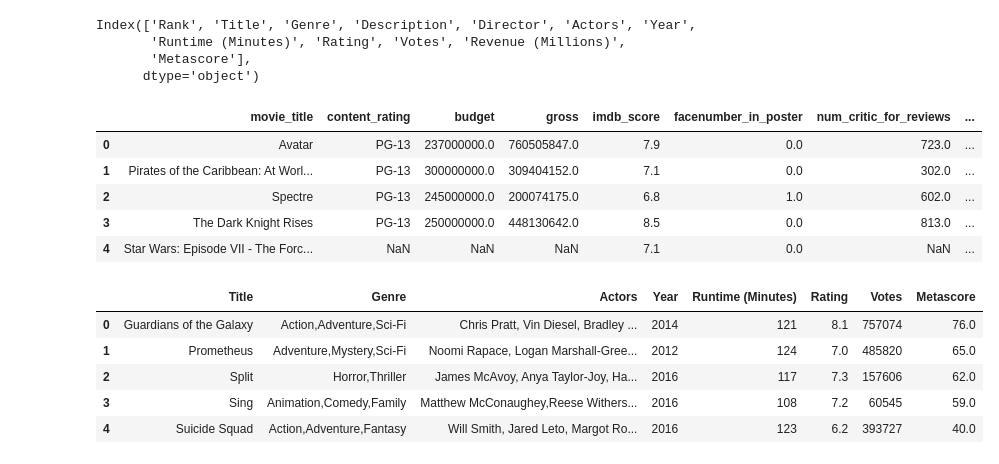
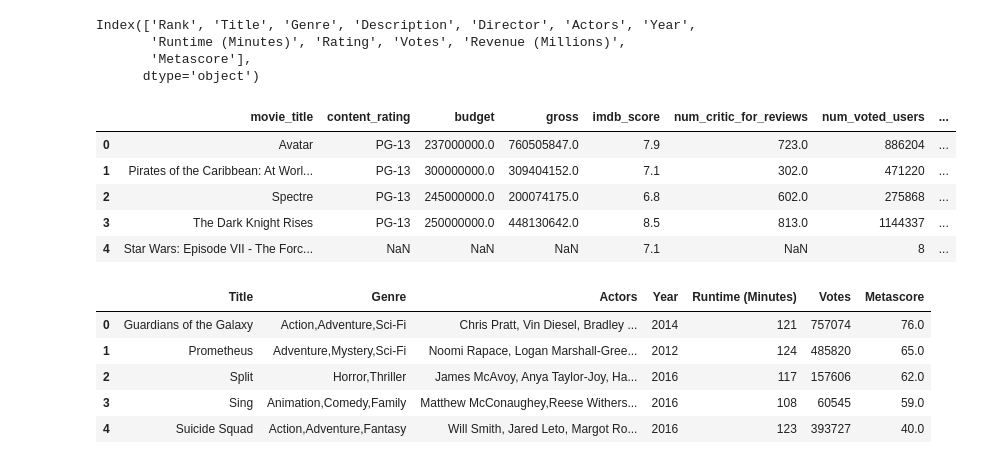
Before and after one commit to LSceleste/Movie-Data-Project, a Jupyter notebook: cleaned_copy_luiz.ipynb, the cells around one changed output. Drawn from its saved outputs; the diff is of its cells as text; code cells hidden in the pictures.

Commit message:
removed "rating" column(duplicate column)

```diff
--- a/cleaned_copy_luiz.ipynb
+++ b/cleaned_copy_luiz.ipynb
@@ -50,33 +50,32 @@ Index(['Rank', 'Title', 'Genre', 'Description', 'Director', 'Actors', 'Year',
       dtype='object')
 # %%
 #Setting order of columns in a cleaner way and dropping unnecessary columns from movie_data_5000:
-new_movie_df = movie_data_df[['movie_title', 'content_rating', 'budget', 'gross', 'imdb_score', 'facenumber_in_poster',
+new_movie_df = movie_data_df[['movie_title', 'content_rating', 'budget', 'gross', 'imdb_score',
                               'num_critic_for_reviews', 'num_voted_users', 'num_user_for_reviews', 'movie_facebook_likes',
                               'cast_total_facebook_likes', 'actor_1_facebook_likes', 'actor_2_facebook_likes',
                               'actor_3_facebook_likes', 'director_facebook_likes']].copy()
 new_movie_df.head()
 # %% [output]
-|  | movie_title | content_rating | budget | gross | imdb_score | facenumber_in_poster | num_critic_for_reviews | ... |
-| 0 | Avatar | PG-13 | 237000000.0 | 760505847.0 | 7.9 | 0.0 | 723.0 | ... |
-| 1 | Pirates of the Caribbean: At Worl... | PG-13 | 300000000.0 | 309404152.0 | 7.1 | 0.0 | 302.0 | ... |
-| 2 | Spectre | PG-13 | 245000000.0 | 200074175.0 | 6.8 | 1.0 | 602.0 | ... |
-| 3 | The Dark Knight Rises | PG-13 | 250000000.0 | 448130642.0 | 8.5 | 0.0 | 813.0 | ... |
-| 4 | Star Wars: Episode VII - The Forc... | NaN | NaN | NaN | 7.1 | 0.0 | NaN | ... |
+|  | movie_title | content_rating | budget | gross | imdb_score | num_critic_for_reviews | num_voted_users | ... |
+| 0 | Avatar | PG-13 | 237000000.0 | 760505847.0 | 7.9 | 723.0 | 886204 | ... |
+| 1 | Pirates of the Caribbean: At Worl... | PG-13 | 300000000.0 | 309404152.0 | 7.1 | 302.0 | 471220 | ... |
+| 2 | Spectre | PG-13 | 245000000.0 | 200074175.0 | 6.8 | 602.0 | 275868 | ... |
+| 3 | The Dark Knight Rises | PG-13 | 250000000.0 | 448130642.0 | 8.5 | 813.0 | 1144337 | ... |
+| 4 | Star Wars: Episode VII - The Forc... | NaN | NaN | NaN | 7.1 | NaN | 8 | ... |
 # %%
 new_movie_df = new_movie_df.apply(lambda x: x.str.strip() if x.dtype == "object" else x)
 # %%
 new_movie_df = new_movie_df.rename(columns = {'movie_title':'title'})
 # %%
 #Setting order of columns in a cleaner way and dropping unnecessary columns from movie_data_1000:
-new_movie_df2 = movie_data_df2[['Title', 'Genre', 'Actors', 'Year', 'Runtime (Minutes)',
-                                'Rating', 'Votes','Metascore']].copy()
+new_movie_df2 = movie_data_df2[['Title', 'Genre', 'Actors', 'Year', 'Runtime (Minutes)', 'Votes','Metascore']].copy()
 new_movie_df2.head()
 # %% [output]
-|  | Title | Genre | Actors | Year | Runtime (Minutes) | Rating | Votes | Metascore |
-| 0 | Guardians of the Galaxy | Action,Adventure,Sci-Fi | Chris Pratt, Vin Diesel, Bradley ... | 2014 | 121 | 8.1 | 757074 | 76.0 |
-| 1 | Prometheus | Adventure,Mystery,Sci-Fi | Noomi Rapace, Logan Marshall-Gree... | 2012 | 124 | 7.0 | 485820 | 65.0 |
-| 2 | Split | Horror,Thriller | James McAvoy, Anya Taylor-Joy, Ha... | 2016 | 117 | 7.3 | 157606 | 62.0 |
-| 3 | Sing | Animation,Comedy,Family | Matthew McConaughey,Reese Withers... | 2016 | 108 | 7.2 | 60545 | 59.0 |
-| 4 | Suicide Squad | Action,Adventure,Fantasy | Will Smith, Jared Leto, Margot Ro... | 2016 | 123 | 6.2 | 393727 | 40.0 |
+|  | Title | Genre | Actors | Year | Runtime (Minutes) | Votes | Metascore |
+| 0 | Guardians of the Galaxy | Action,Adventure,Sci-Fi | Chris Pratt, Vin Diesel, Bradley ... | 2014 | 121 | 757074 | 76.0 |
+| 1 | Prometheus | Adventure,Mystery,Sci-Fi | Noomi Rapace, Logan Marshall-Gree... | 2012 | 124 | 485820 | 65.0 |
+| 2 | Split | Horror,Thriller | James McAvoy, Anya Taylor-Joy, Ha... | 2016 | 117 | 157606 | 62.0 |
+| 3 | Sing | Animation,Comedy,Family | Matthew McConaughey,Reese Withers... | 2016 | 108 | 60545 | 59.0 |
+| 4 | Suicide Squad | Action,Adventure,Fantasy | Will Smith, Jared Leto, Margot Ro... | 2016 | 123 | 393727 | 40.0 |
 # %%
 new_movie_df2 = new_movie_df2.rename(columns = {'Title':'title','Genre':'genre','Actors':'actors','Year':'year','Runtime (Minutes)':
```
Also changed, not shown: parts of 9 cells of this notebook, 1 other file.
